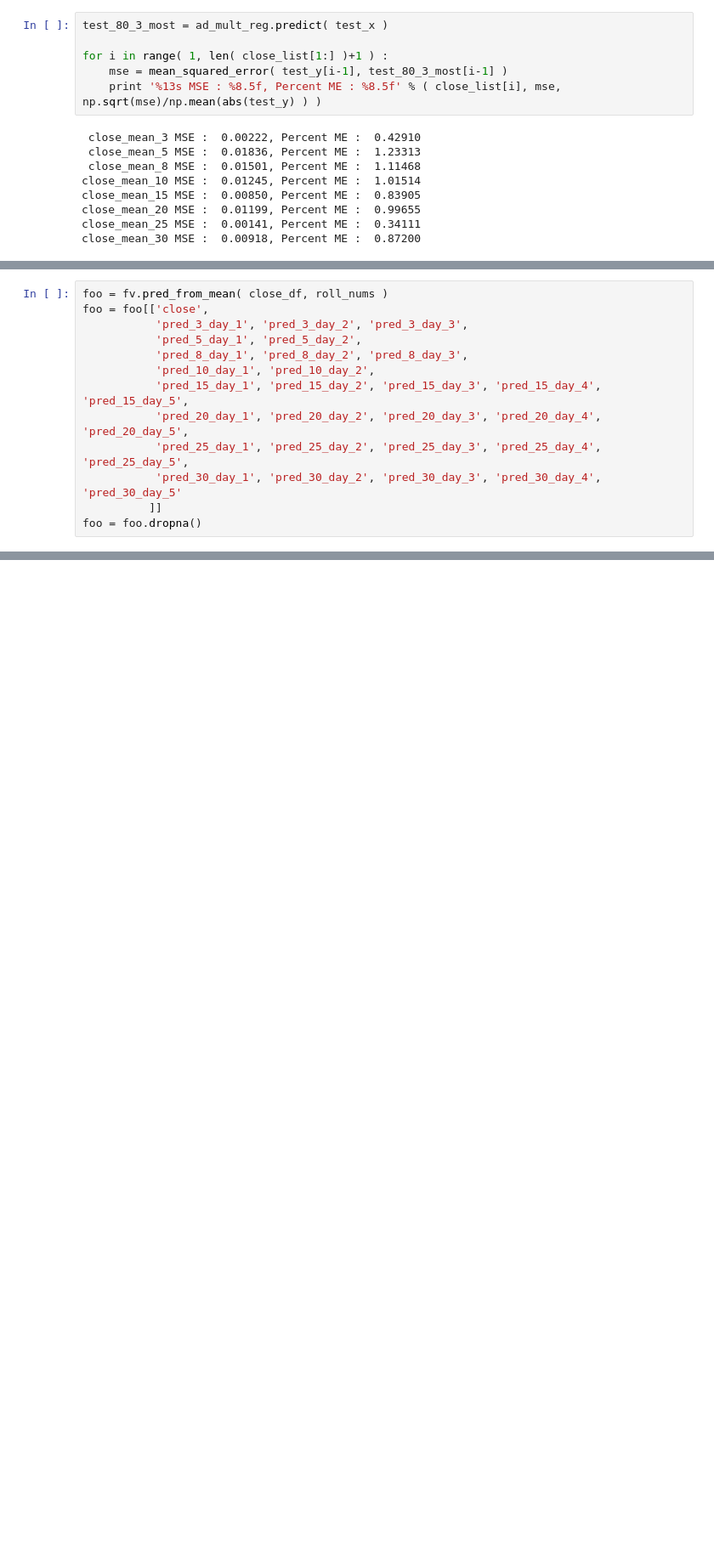
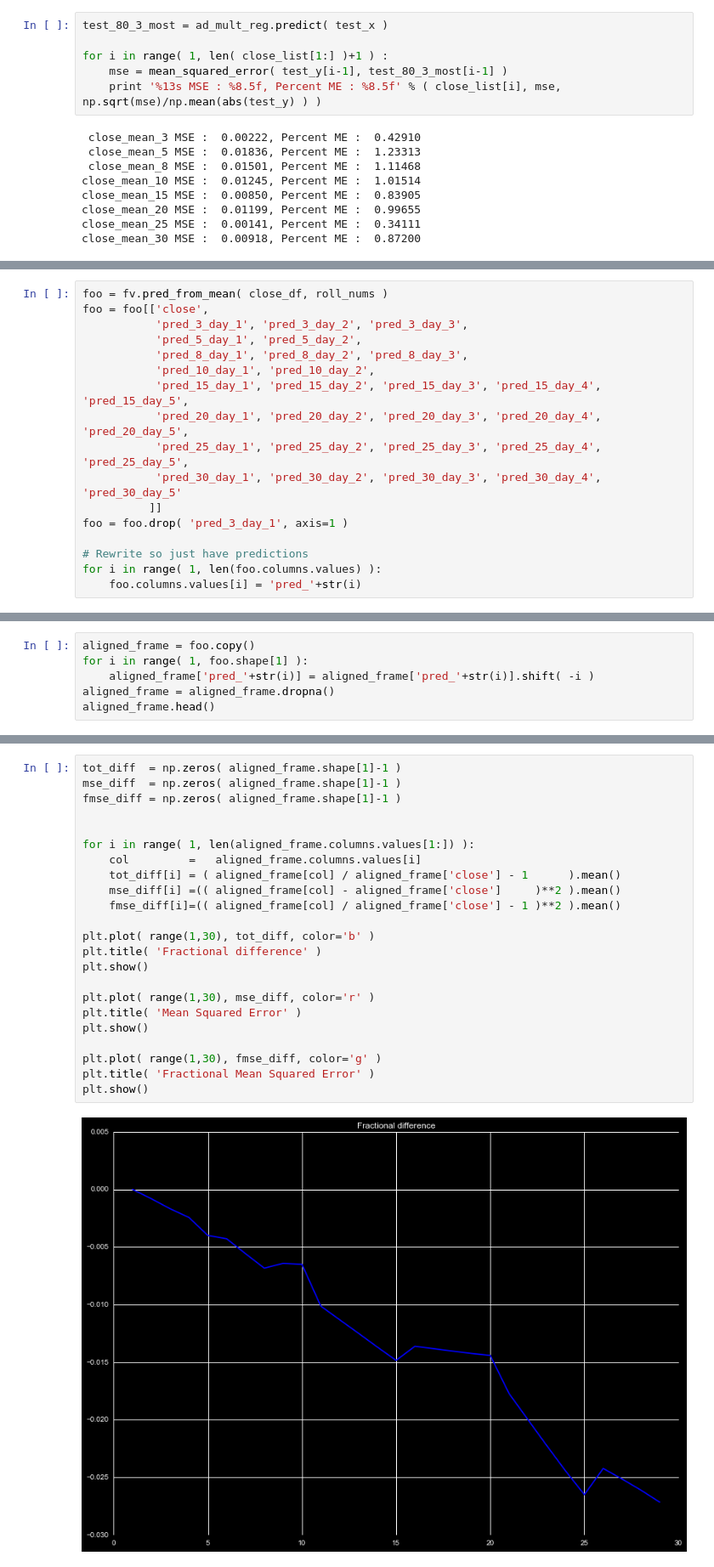
Before and after one commit to markertsean/python_trader, a Jupyter notebook: gen_predictor.ipynb, the cells around one changed output, grey strips where cells are left out. Shown at 85% size. Cells and saved outputs as stored; diff of their text form; blank space fills up the shorter version.

```diff
--- a/gen_predictor.ipynb
+++ b/gen_predictor.ipynb
@@ -413,4 +368,8 @@ foo = foo[['close',
            'pred_25_day_1', 'pred_25_day_2', 'pred_25_day_3', 'pred_25_day_4', 'pred_25_day_5',
            'pred_30_day_1', 'pred_30_day_2', 'pred_30_day_3', 'pred_30_day_4', 'pred_30_day_5'
           ]]
-foo = foo.dropna()
+foo = foo.drop( 'pred_3_day_1', axis=1 )
+
+# Rewrite so just have predictions
+for i in range( 1, len(foo.columns.values) ):
+    foo.columns.values[i] = 'pred_'+str(i)
@@ -515,0 +397,6 @@ for i in range( 0, len( day_list) ):
+# %%
+aligned_frame = foo.copy()
+for i in range( 1, foo.shape[1] ):
+    aligned_frame['pred_'+str(i)] = aligned_frame['pred_'+str(i)].shift( -i )
+aligned_frame = aligned_frame.dropna()
+aligned_frame.head()
@@ -515,0 +412,25 @@ for i in range( 0, len( day_list) ):
+# %%
+tot_diff  = np.zeros( aligned_frame.shape[1]-1 )
+mse_diff  = np.zeros( aligned_frame.shape[1]-1 )
+fmse_diff = np.zeros( aligned_frame.shape[1]-1 )
+
+
+for i in range( 1, len(aligned_frame.columns.values[1:]) ):
+    col         =   aligned_frame.columns.values[i]
+    tot_diff[i] = ( aligned_frame[col] / aligned_frame['close'] - 1      ).mean()
+    mse_diff[i] =(( aligned_frame[col] - aligned_frame['close']     )**2 ).mean()
+    fmse_diff[i]=(( aligned_frame[col] / aligned_frame['close'] - 1 )**2 ).mean()
+
+plt.plot( range(1,30), tot_diff, color='b' )
+plt.title( 'Fractional difference' )
+plt.show()
+
+plt.plot( range(1,30), mse_diff, color='r' )
+plt.title( 'Mean Squared Error' )
+plt.show()
+
+plt.plot( range(1,30), fmse_diff, color='g' )
+plt.title( 'Fractional Mean Squared Error' )
+plt.show()
+# %% [output]
+[figure, added]
```
Also changed, not shown: parts of 20 cells of this notebook, 1 other file.
